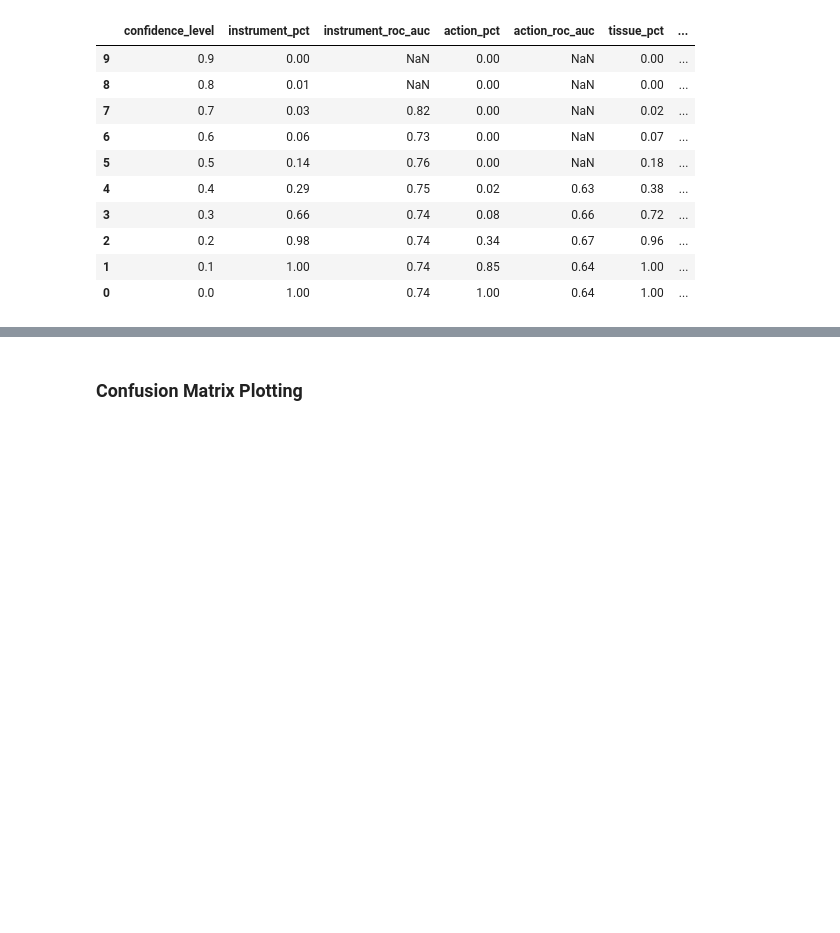
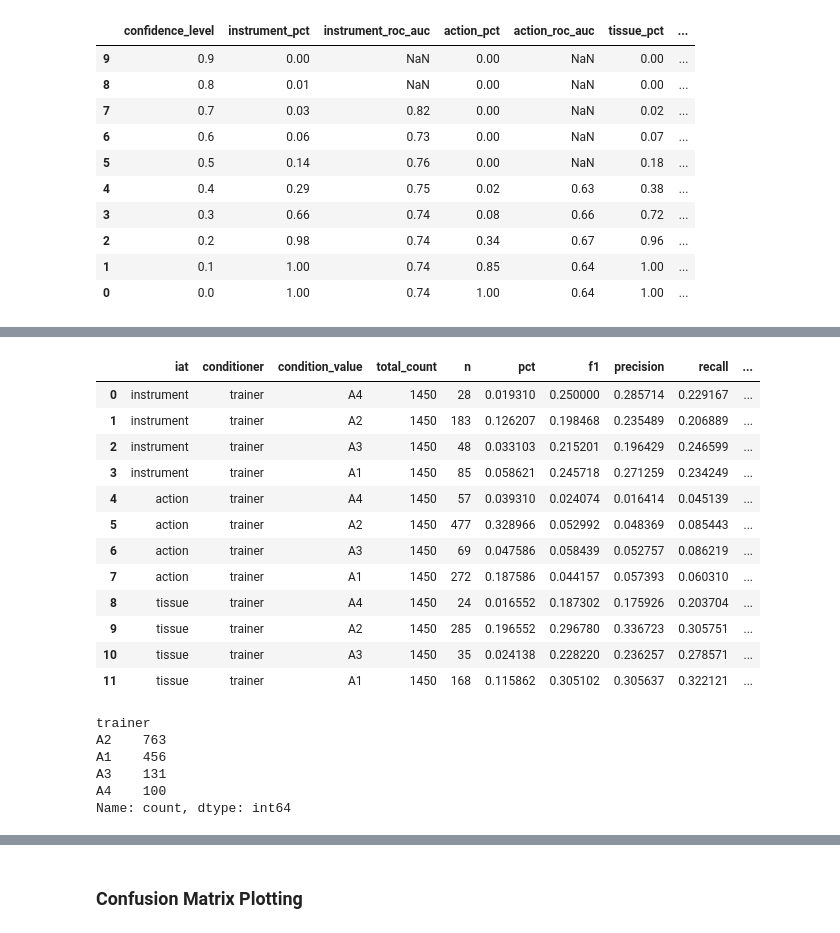
Before and after one commit to firdavsn/SurgFBGen, a Jupyter notebook: surgfbgen/notebooks/2_iat_analysis.ipynb, the cells around one changed output, grey strips where cells are left out. Saved outputs shown, nothing was run; the diff lists cells and outputs as text; code cells hidden in the pictures; blank space fills up the shorter version.

```diff
--- a/surgfbgen/notebooks/2_iat_analysis.ipynb
+++ b/surgfbgen/notebooks/2_iat_analysis.ipynb
@@ -349,0 +624,26 @@ metrics_df
+# %%
+# Trainer
+metrics_dfs[2]
+# %% [output]
+|  | iat | conditioner | condition_value | total_count | n | pct | f1 | precision | recall | ... |
+| 0 | instrument | trainer | A4 | 1450 | 28 | 0.019310 | 0.250000 | 0.285714 | 0.229167 | ... |
+| 1 | instrument | trainer | A2 | 1450 | 183 | 0.126207 | 0.198468 | 0.235489 | 0.206889 | ... |
+| 2 | instrument | trainer | A3 | 1450 | 48 | 0.033103 | 0.215201 | 0.196429 | 0.246599 | ... |
+| 3 | instrument | trainer | A1 | 1450 | 85 | 0.058621 | 0.245718 | 0.271259 | 0.234249 | ... |
+| 4 | action | trainer | A4 | 1450 | 57 | 0.039310 | 0.024074 | 0.016414 | 0.045139 | ... |
+| 5 | action | trainer | A2 | 1450 | 477 | 0.328966 | 0.052992 | 0.048369 | 0.085443 | ... |
+| 6 | action | trainer | A3 | 1450 | 69 | 0.047586 | 0.058439 | 0.052757 | 0.086219 | ... |
+| 7 | action | trainer | A1 | 1450 | 272 | 0.187586 | 0.044157 | 0.057393 | 0.060310 | ... |
+| 8 | tissue | trainer | A4 | 1450 | 24 | 0.016552 | 0.187302 | 0.175926 | 0.203704 | ... |
+| 9 | tissue | trainer | A2 | 1450 | 285 | 0.196552 | 0.296780 | 0.336723 | 0.305751 | ... |
+| 10 | tissue | trainer | A3 | 1450 | 35 | 0.024138 | 0.228220 | 0.236257 | 0.278571 | ... |
+| 11 | tissue | trainer | A1 | 1450 | 168 | 0.115862 | 0.305102 | 0.305637 | 0.322121 | ... |
+# %%
+pred_df['trainer'].value_counts()
+# %% [output]
+trainer
+A2    763
+A1    456
+A3    131
+A4    100
+Name: count, dtype: int64
```
Also changed, not shown: parts of 20 cells of this notebook, 20 other files.
